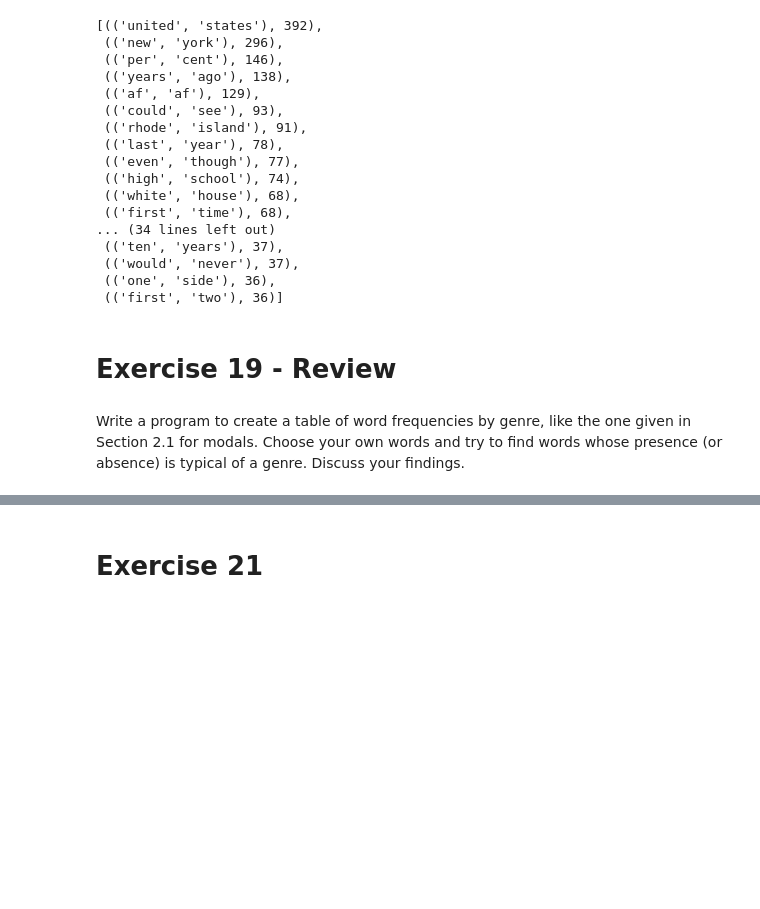
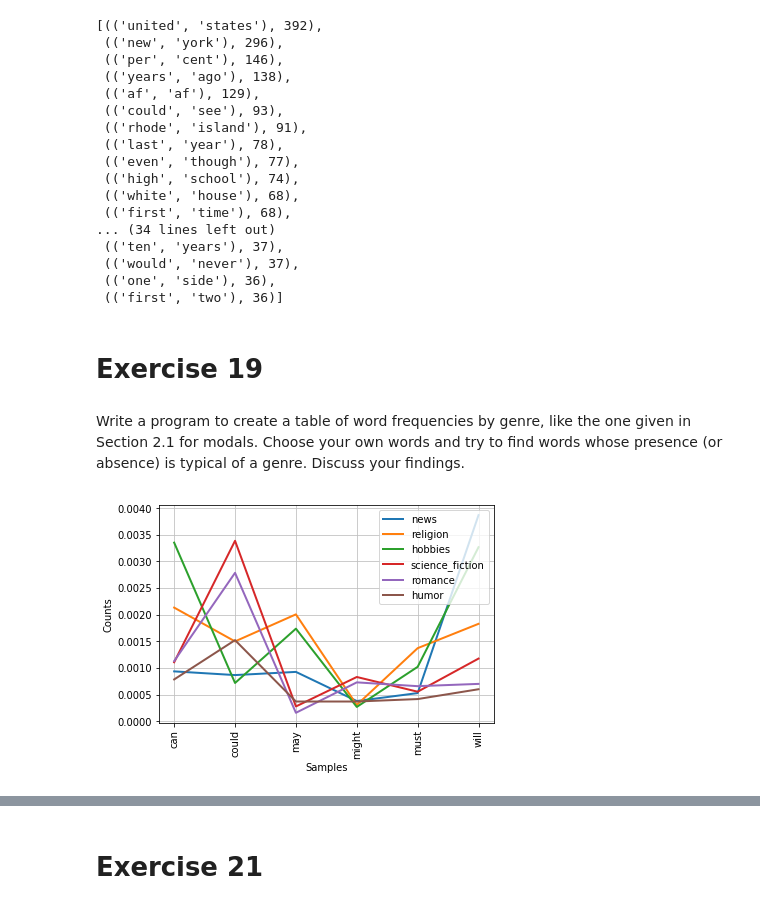
Before and after one commit to rjafarau/nltk-book, a Jupyter notebook: solutions/chapter_02.ipynb, the cells around one changed output, grey strips where cells are left out. Cells and saved outputs as stored; diff of their text form; code cells hidden in the pictures; blank space fills up the shorter version.

```diff
--- a/solutions/chapter_02.ipynb
+++ b/solutions/chapter_02.ipynb
@@ -698,8 +740,25 @@ get_top50_bigrams(brown.words())
  (('one', 'side'), 36),
  (('first', 'two'), 36)]
 # %% [markdown]
-# Exercise 19 - Review
+# Exercise 19
 # %% [markdown]
 Write a program to create a table of word frequencies by genre, like the one given
 in Section 2.1 for modals. Choose your own words and try to find words whose
 presence (or absence) is typical of a genre. Discuss your findings.
+# %%
+cfd = nltk.ConditionalFreqDist(
+    (genre, word.lower())
+    for genre in brown.categories()
+    for word in brown.words(categories=genre)
+)
+genres = ['news', 'religion', 'hobbies', 'science_fiction', 'romance', 'humor']
+modals = ['can', 'could', 'may', 'might', 'must', 'will']
+
+for genre in genres:
+    N = cfd[genre].N()
+    for modal in modals:
+        cfd[genre][modal] /= N
+
+cfd.plot(conditions=genres, samples=modals)
+# %% [output]
+[figure, added]
```
Also changed, not shown: parts of 65 cells of this notebook.
